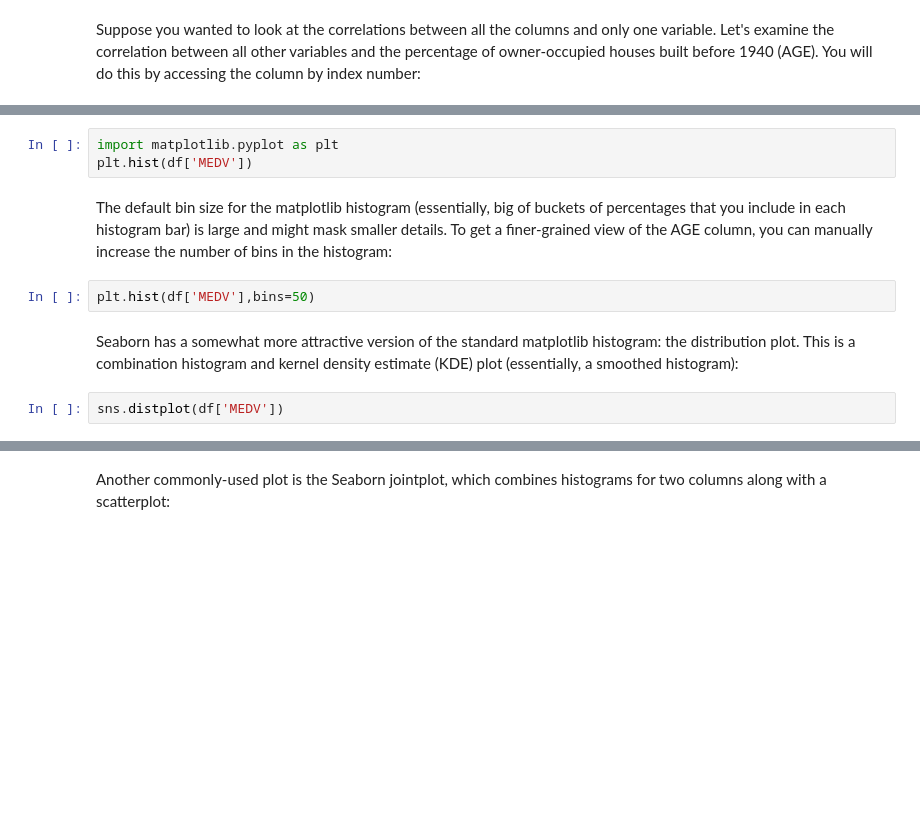
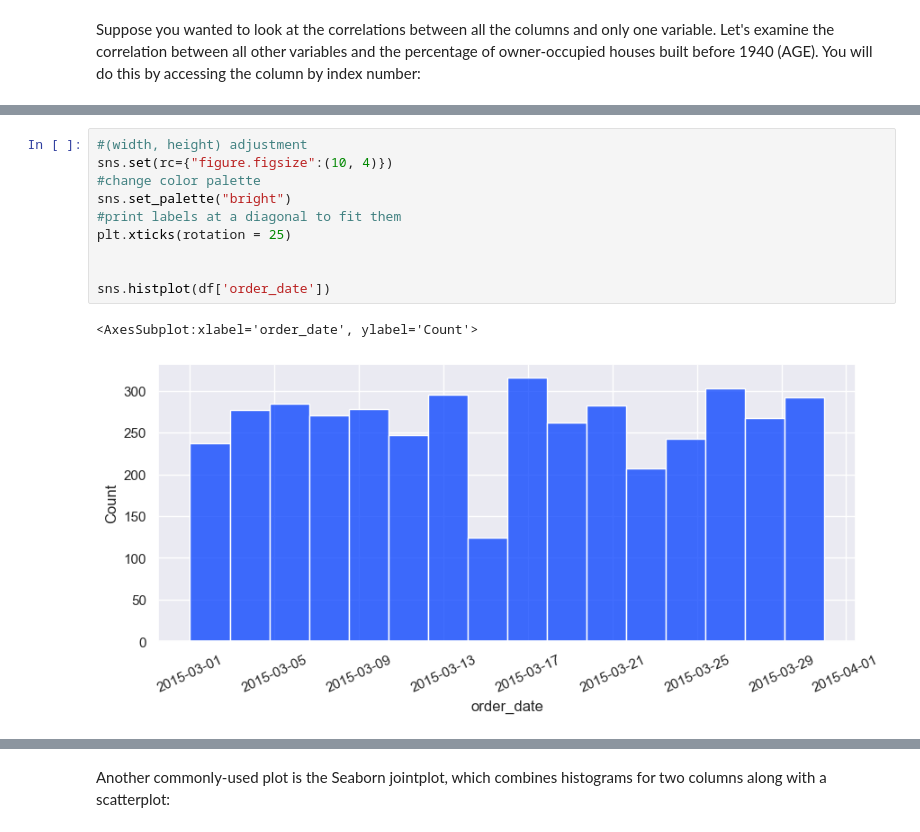
Before and after one commit to inelectronics-students-club/Python-for-DATA-SC, a Jupyter notebook: Data_Science_1/workshop-materials/4-Cleaning_and_Manipulating.ipynb, the cells around one changed output, grey strips where cells are left out. Saved outputs shown, nothing was run; the diff lists cells and outputs as text; blank space fills up the shorter version.

```diff
--- a/Data_Science_1/workshop-materials/4-Cleaning_and_Manipulating.ipynb
+++ b/Data_Science_1/workshop-materials/4-Cleaning_and_Manipulating.ipynb
@@ -571,11 +1093,13 @@ Histograms are another valuable tool for investigating your data. For example, w
-# %%
-import matplotlib.pyplot as plt
-plt.hist(df['MEDV'])
-# %% [markdown]
-The default bin size for the matplotlib histogram (essentially, big of buckets of percentages that you include in each histogram bar) is large and might mask smaller details. To get a finer-grained view of the AGE column, you can manually increase the number of bins in the histogram:
-# %%
-plt.hist(df['MEDV'],bins=50)
-# %% [markdown]
-Seaborn has a somewhat more attractive version of the standard matplotlib histogram: the distribution plot. This is a combination histogram and kernel density estimate (KDE) plot (essentially, a smoothed histogram):
-# %%
-sns.distplot(df['MEDV'])
+# %%
+#(width, height) adjustment
+sns.set(rc={"figure.figsize":(10, 4)})
+#change color palette
+sns.set_palette("bright")
+#print labels at a diagonal to fit them
+plt.xticks(rotation = 25)
+
+
+sns.histplot(df['order_date'])
+# %% [output]
+<AxesSubplot:xlabel='order_date', ylabel='Count'>
+[figure, added]
```
Also changed, not shown: parts of 127 cells of this notebook.
